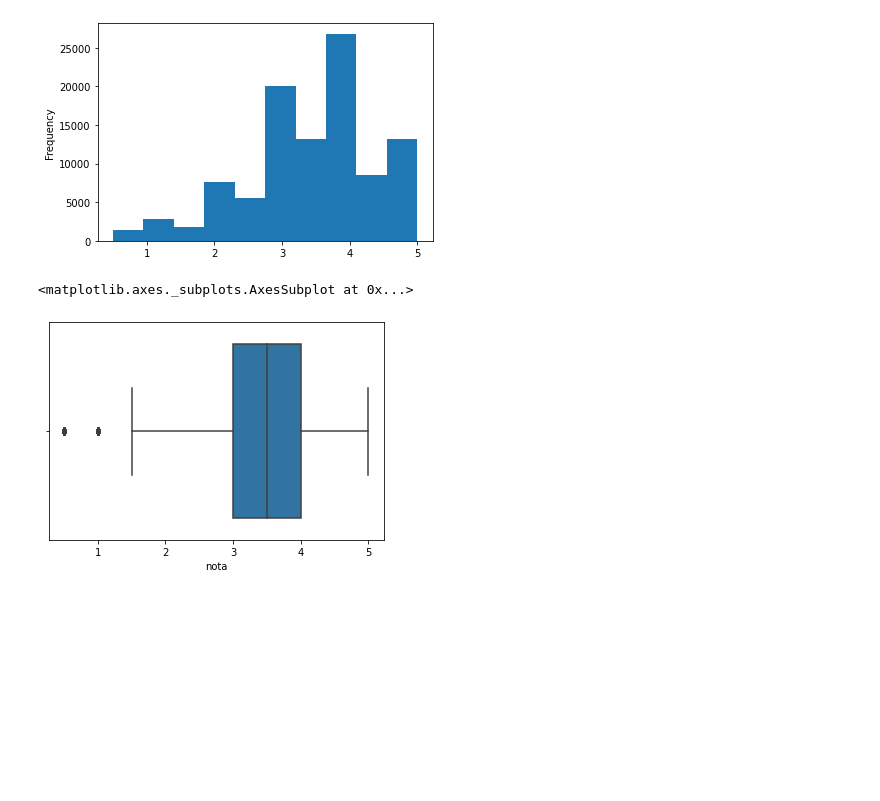
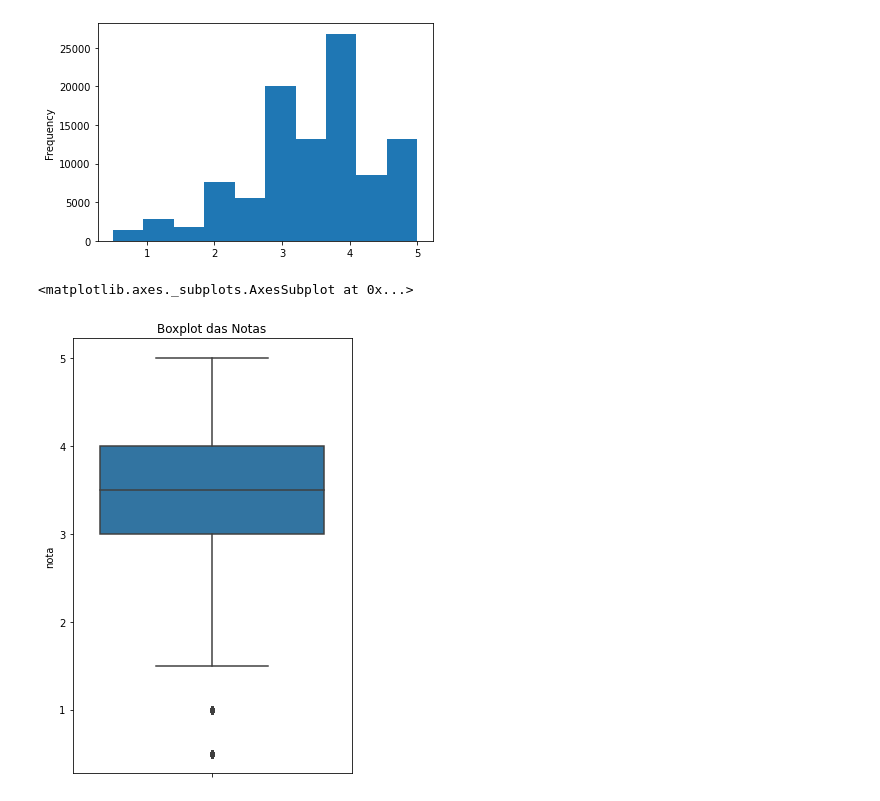
Before and after one commit to phelipecomph/ALURA-Data-Science-Primeiros-Passos, a Jupyter notebook: Starting_Data_Science.ipynb, the cells around one changed output. Saved outputs shown, nothing was run; the diff lists cells and outputs as text; code cells hidden in the pictures; blank space fills up the shorter version.

```diff
--- a/Starting_Data_Science.ipynb
+++ b/Starting_Data_Science.ipynb
@@ -69,8 +71,12 @@ notas.nota.plot(kind="hist")
 [figure]
 # %%
 import seaborn as sns
-# %%
-sns.boxplot(notas.nota)
-# %% [output]
-<matplotlib.axes._subplots.AxesSubplot at 0x...>
-[figure, removed]
+# %%
+import matplotlib.pyplot as plt
+
+plt.figure(figsize=(5,8))
+plt.title("Boxplot das Notas")
+sns.boxplot(y=notas.nota)
+# %% [output]
+<matplotlib.axes._subplots.AxesSubplot at 0x...>
+[figure, added]
```
Also changed, not shown: parts of 12 cells of this notebook, 1 other file.
